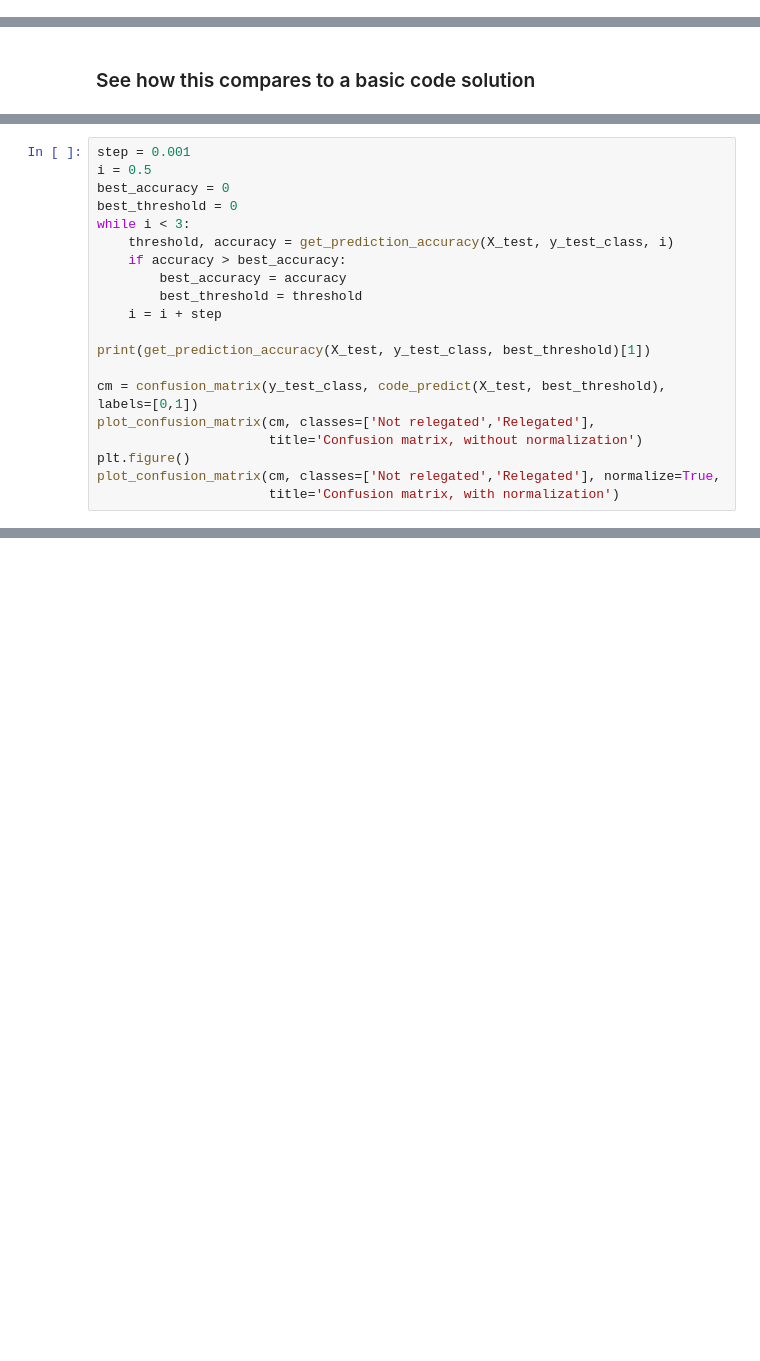
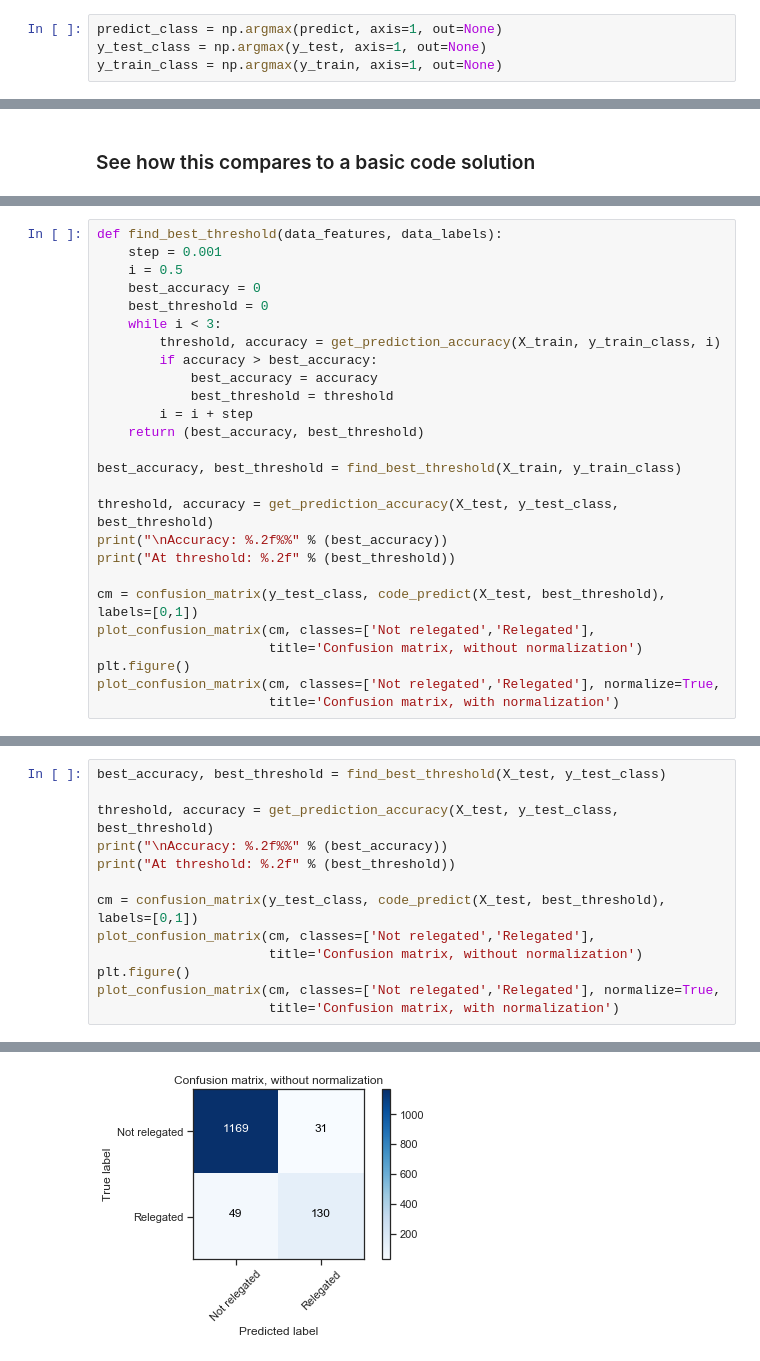
Before and after one commit to c-m-hunt/relegation-prediction, a Jupyter notebook: Relegation detection.ipynb, the cells around one changed output, grey strips where cells are left out. Cells and saved outputs as stored; diff of their text form; blank space fills up the shorter version.

```diff
--- a/Relegation prediction.ipynb
+++ b/Relegation detection.ipynb
@@ -221,0 +255,4 @@ y_test_class = list(map(lambda x: 0 if x[0] > x[1] else 1, list(y_test)))
+# %%
+predict_class = np.argmax(predict, axis=1, out=None)
+y_test_class = np.argmax(y_test, axis=1, out=None)
+y_train_class = np.argmax(y_train, axis=1, out=None)
@@ -347,16 +401,22 @@ def get_prediction_accuracy(test_data, test_labels, threshold):
 # %%
-step = 0.001
-i = 0.5
-best_accuracy = 0
-best_threshold = 0
-while i < 3:
-    threshold, accuracy = get_prediction_accuracy(X_test, y_test_class, i)
-    if accuracy > best_accuracy:
-        best_accuracy = accuracy
-        best_threshold = threshold
-    i = i + step
+def find_best_threshold(data_features, data_labels):
+    step = 0.001
+    i = 0.5
+    best_accuracy = 0
+    best_threshold = 0
+    while i < 3:
+        threshold, accuracy = get_prediction_accuracy(X_train, y_train_class, i)
+        if accuracy > best_accuracy:
+            best_accuracy = accuracy
+            best_threshold = threshold
+        i = i + step
+    return (best_accuracy, best_threshold)
 
-print(get_prediction_accuracy(X_test, y_test_class, best_threshold)[1])
+best_accuracy, best_threshold = find_best_threshold(X_train, y_train_class)
+
+threshold, accuracy = get_prediction_accuracy(X_test, y_test_class, best_threshold)
+print("\nAccuracy: %.2f%%" % (best_accuracy))
+print("At threshold: %.2f" % (best_threshold))
 
 cm = confusion_matrix(y_test_class, code_predict(X_test, best_threshold), labels=[0,1])
 plot_confusion_matrix(cm, classes=['Not relegated','Relegated'],
@@ -376,0 +440,14 @@ Normalized confusion matrix
+# %%
+best_accuracy, best_threshold = find_best_threshold(X_test, y_test_class)
+
+threshold, accuracy = get_prediction_accuracy(X_test, y_test_class, best_threshold)
+print("\nAccuracy: %.2f%%" % (best_accuracy))
+print("At threshold: %.2f" % (best_threshold))
+
+cm = confusion_matrix(y_test_class, code_predict(X_test, best_threshold), labels=[0,1])
+plot_confusion_matrix(cm, classes=['Not relegated','Relegated'],
+                      title='Confusion matrix, without normalization')
+plt.figure()
+plot_confusion_matrix(cm, classes=['Not relegated','Relegated'], normalize=True,
+                      title='Confusion matrix, with normalization')
+# %% [output]
@@ -376,0 +462 @@ Normalized confusion matrix
+[figure, added]
```
Also changed, not shown: parts of 41 cells of this notebook.
